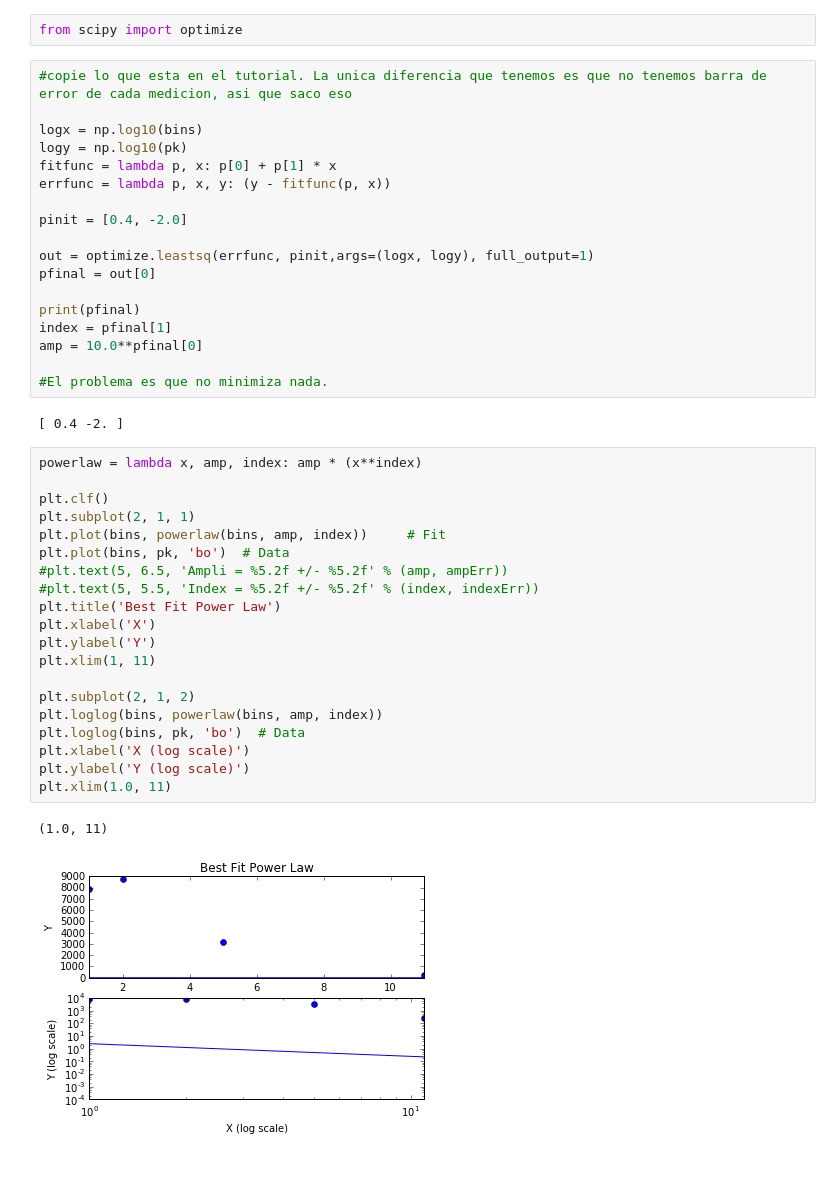
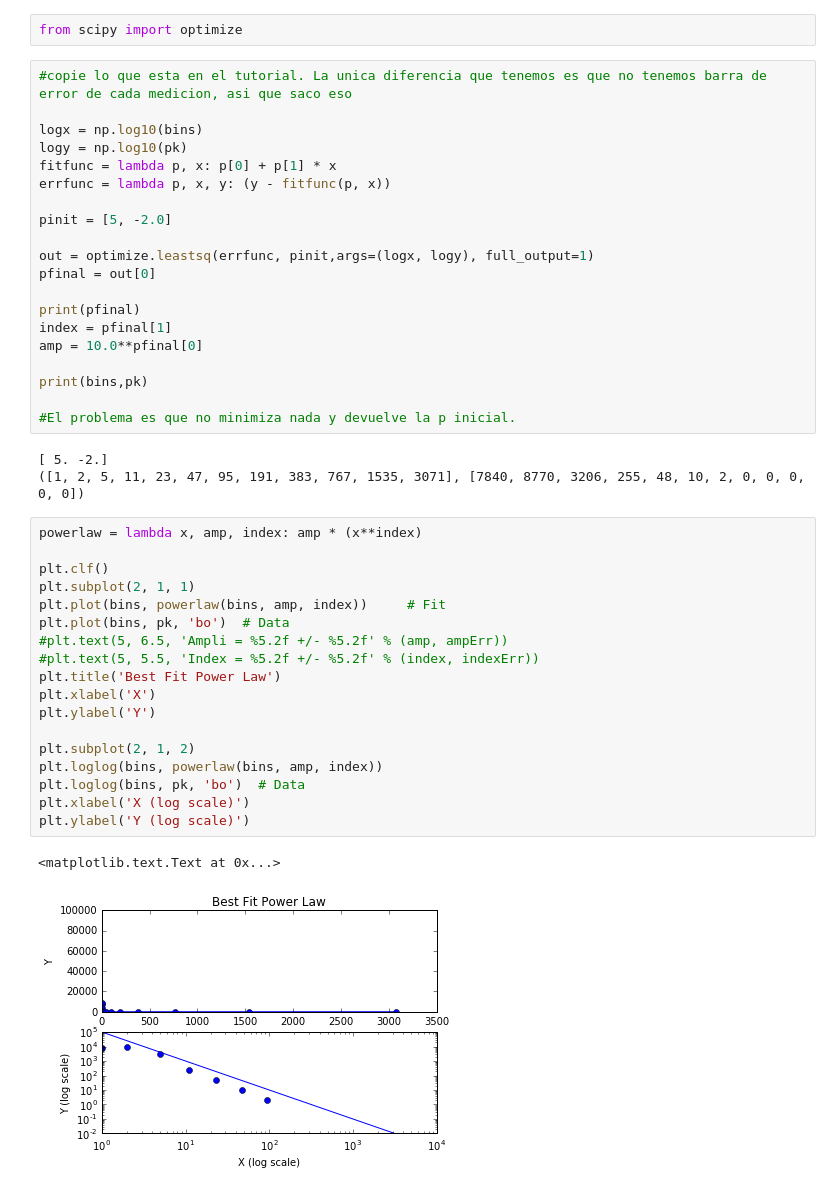
Before and after one commit to alangivre/TP1, a Jupyter notebook: TP1.ipynb, the cells around one changed output. Saved outputs shown, nothing was run; the diff lists cells and outputs as text.

```diff
--- a/TP1.ipynb
+++ b/TP1.ipynb
@@ -259,7 +259,7 @@ logy = np.log10(pk)
 fitfunc = lambda p, x: p[0] + p[1] * x
 errfunc = lambda p, x, y: (y - fitfunc(p, x))
 
-pinit = [0.4, -2.0]
+pinit = [5, -2.0]
 
 out = optimize.leastsq(errfunc, pinit,args=(logx, logy), full_output=1)
 pfinal = out[0]
@@ -268,29 +268,30 @@ print(pfinal)
 index = pfinal[1]
 amp = 10.0**pfinal[0]
 
-#El problema es que no minimiza nada.
+print(bins,pk)
+
+#El problema es que no minimiza nada y devuelve la p inicial.
 # %% [output]
-[ 0.4 -2. ]
+[ 5. -2.]
+([1, 2, 5, 11, 23, 47, 95, 191, 383, 767, 1535, 3071], [7840, 8770, 3206, 255, 48, 10, 2, 0, 0, 0, 0, 0])
 # %%
 powerlaw = lambda x, amp, index: amp * (x**index)
 
 plt.clf()
 plt.subplot(2, 1, 1)
 plt.plot(bins, powerlaw(bins, amp, index))     # Fit
 plt.plot(bins, pk, 'bo')  # Data
 #plt.text(5, 6.5, 'Ampli = %5.2f +/- %5.2f' % (amp, ampErr))
 #plt.text(5, 5.5, 'Index = %5.2f +/- %5.2f' % (index, indexErr))
 plt.title('Best Fit Power Law')
 plt.xlabel('X')
 plt.ylabel('Y')
-plt.xlim(1, 11)
 
 plt.subplot(2, 1, 2)
 plt.loglog(bins, powerlaw(bins, amp, index))
 plt.loglog(bins, pk, 'bo')  # Data
 plt.xlabel('X (log scale)')
 plt.ylabel('Y (log scale)')
-plt.xlim(1.0, 11)
 # %% [output]
-(1.0, 11)
+<matplotlib.text.Text at 0x...>
-[figure, old version]
+[figure, new version]
```
